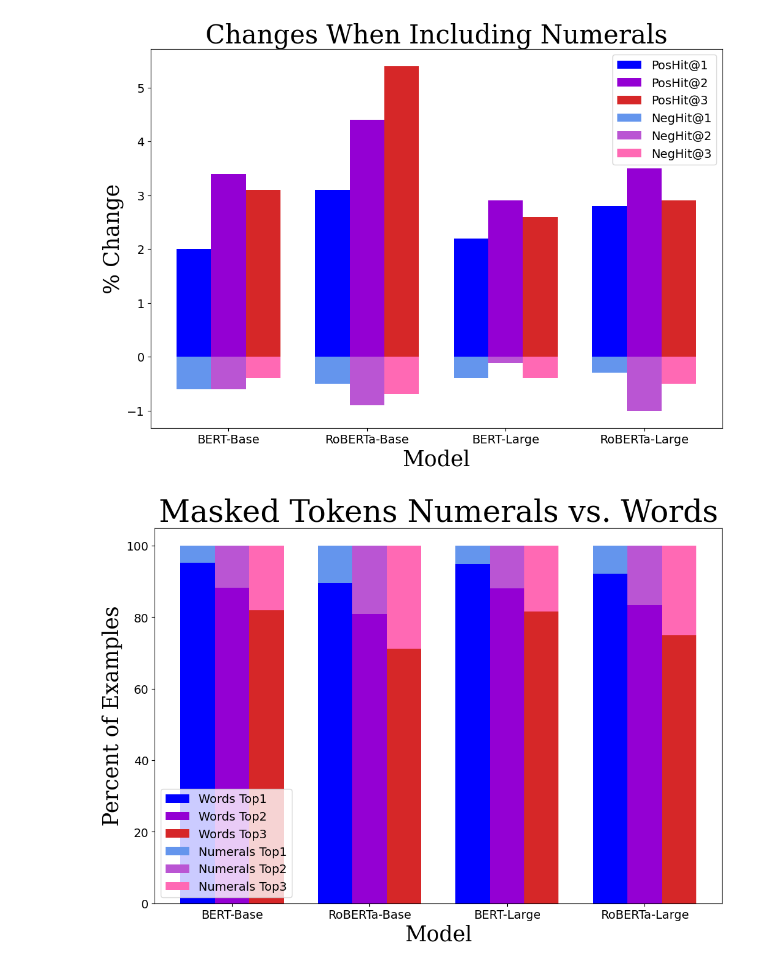
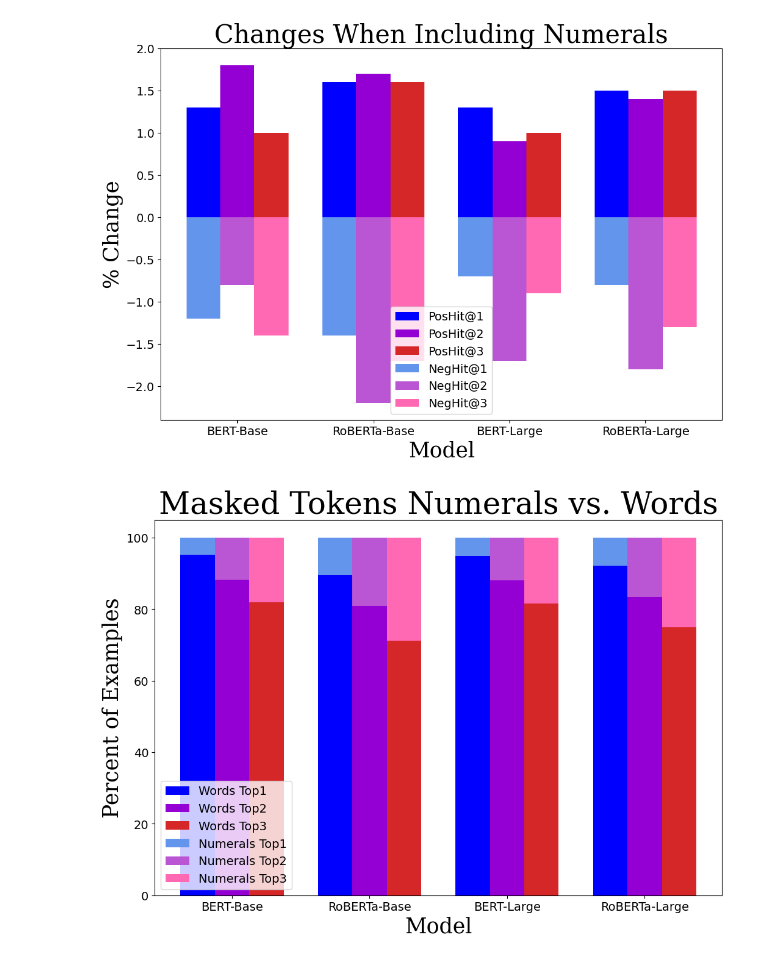
Before and after one commit to nfinkle/NumerSense, a Jupyter notebook: build_bar_graph.ipynb, the cells around one changed output. Saved outputs shown, nothing was run; the diff lists cells and outputs as text; code cells hidden in the pictures.

Commit message:
Correct corrections figure

```diff
--- a/build_bar_graph.ipynb
+++ b/build_bar_graph.ipynb
@@ -8,17 +8,24 @@ import matplotlib.colors as mcolors
 barWidth = 0.25
 fig = plt.subplots(figsize=(12, 8))
 
-# set height of bar
-pos_1 = [2.0, 3.1, 2.2, 2.8]
-pos_2 = [3.4, 4.4, 2.9, 3.5]
-pos_3 = [3.1, 5.4, 2.6, 2.9]
+# # set height of bar - OLD VERSION
+# pos_1 = [2.0, 3.1, 2.2, 2.8]
+# pos_2 = [3.4, 4.4, 2.9, 3.5]
+# pos_3 = [3.1, 5.4, 2.6, 2.9]
+pos_1 = [1.3, 1.6, 1.3,  1.5]
+pos_2 = [1.8, 1.7, 0.9,  1.4]
+pos_3 = [1.,  1.6, 1.0, 1.5]
 
 def neg(l):
         return [-i for i in l]
 
-neg_1 = neg([0.6, 0.5, 0.4, 0.3])
-neg_2 = neg([0.6, 0.9, 0.11, 1.0])
-neg_3 = neg([0.4, 0.7, 0.4, 0.5])
+
+# neg_1 = neg([0.6, 0.5, 0.4, 0.3])
+# neg_2 = neg([0.6, 0.9, 0.11, 1.0])
+# neg_3 = neg([0.4, 0.7, 0.4, 0.5])
+neg_1 = neg([1.2, 1.4, 0.7,  0.8])
+neg_2 = neg([0.8, 2.2, 1.7,  1.8])
+neg_3 = neg([1.4, 1.7, 0.9, 1.3])
 
 zeros = [0,0,0,0]
 # Set position of bar on X axis
@@ -45,34 +52,34 @@ group_names = ['BERT-Base', 'RoBERTa-Base', 'BERT-Large', 'RoBERTa-Large']
 
 ticks = [r + barWidth for r in range(len(pos_1))]
 
 
 # Define the font path
 # font_path = '/Users/nathan/Downloads/EB_Garamond/EBGaramond-VariableFont_wght.ttf'
 
 # Create a font dictionary using the font manager
 font_dict = {
     'family': 'serif',
     'size': 25,
 #     'fontname': fm.findfont('Garamond')
 }
 
 # Adding Xticks
 plt.xlabel('Model', **font_dict)
 plt.ylabel('% Change', **font_dict)
 plt.xticks(ticks,
            group_names, fontsize=14)
 font_dict = {
     'family': 'serif',
     'size': 30,
     #     'fontname': fm.findfont('Garamond')
 }
 plt.yticks(fontsize=14)
 
 plt.title("Changes When Including Numerals", **font_dict)
 plt.legend(fontsize=14)
 plt.show()
 # %% [output]
-[figure, old version]
+[figure, new version]
 # %%
 import matplotlib.font_manager as fm
 import numpy as np
```
Also changed, not shown: 1 other file.
